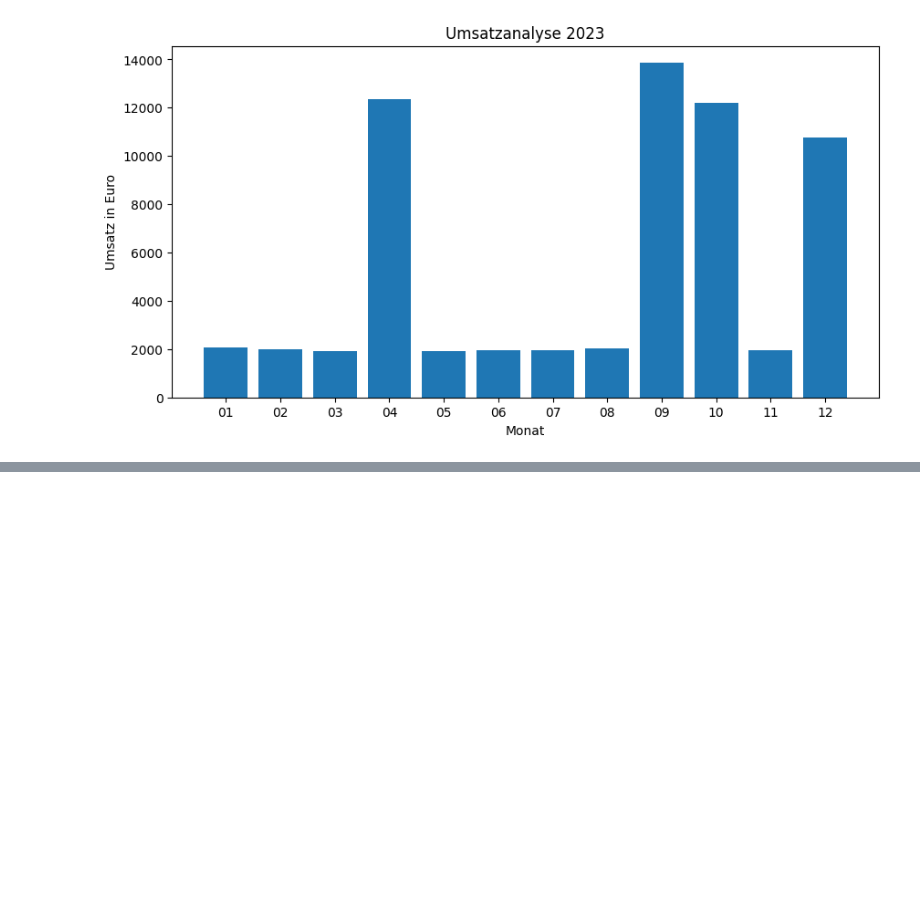
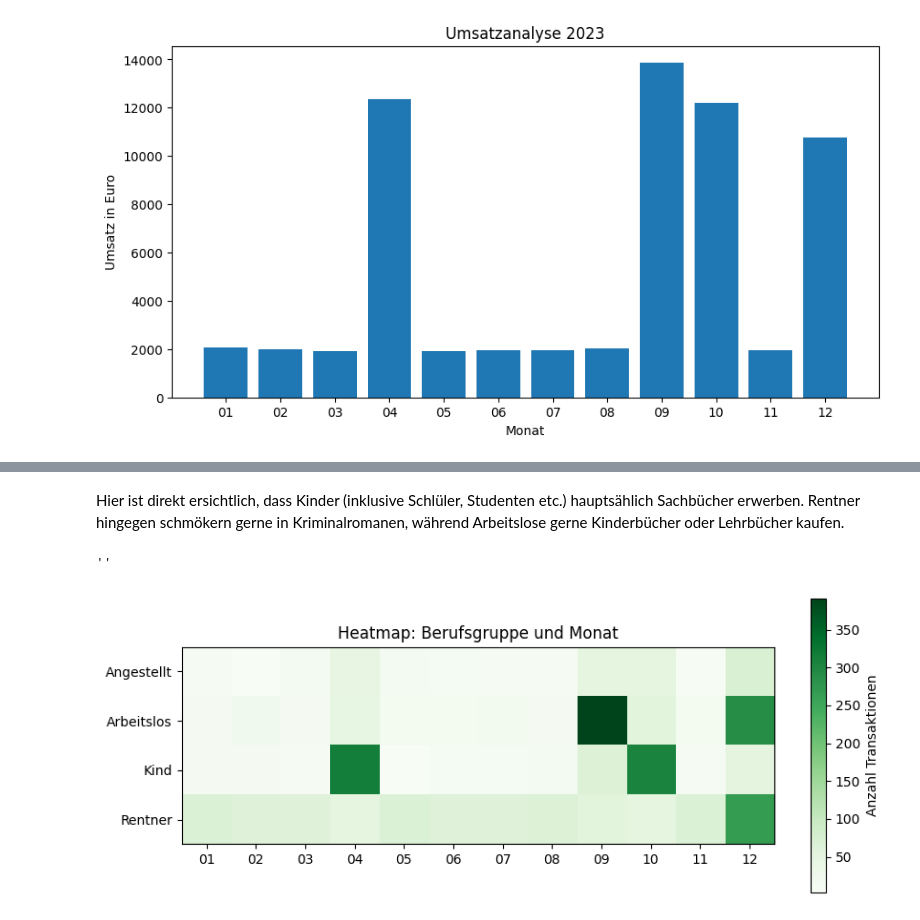
Before and after one commit to xTerradon/DHBW_DataScience, a Jupyter notebook: main.ipynb, the cells around one changed output, grey strips where cells are left out. Saved outputs shown, nothing was run; the diff lists cells and outputs as text; code cells hidden in the pictures; blank space fills up the shorter version.

```diff
--- a/main.ipynb
+++ b/main.ipynb
@@ -383,0 +446,16 @@ plt.bar(grouped.index.astype(str).str.replace("2023-",""), grouped["Preis"])
+# %% [markdown]
+Hier ist direkt ersichtlich, dass Kinder (inklusive Schlüler, Studenten etc.) hauptsählich Sachbücher erwerben. Rentner hingegen schmökern gerne in Kriminalromanen, während Arbeitslose gerne Kinderbücher oder Lehrbücher kaufen.
+# %%
+cross_tab = pd.crosstab(merged_df['Berufsgruppe'], merged_df['Kauf_Monat'])
+
+plt.figure(figsize=(10,4))
+plt.imshow(cross_tab, cmap='Greens')
+
+plt.title('Heatmap: Berufsgruppe und Monat')
+plt.colorbar(label='Anzahl Transaktionen')
+plt.xticks(np.arange(len(cross_tab.columns)), cross_tab.columns)
+plt.yticks(np.arange(len(cross_tab.index)), cross_tab.index)
+""
+# %% [output]
+''
+[figure, added]
```
Also changed, not shown: parts of 19 cells of this notebook.
